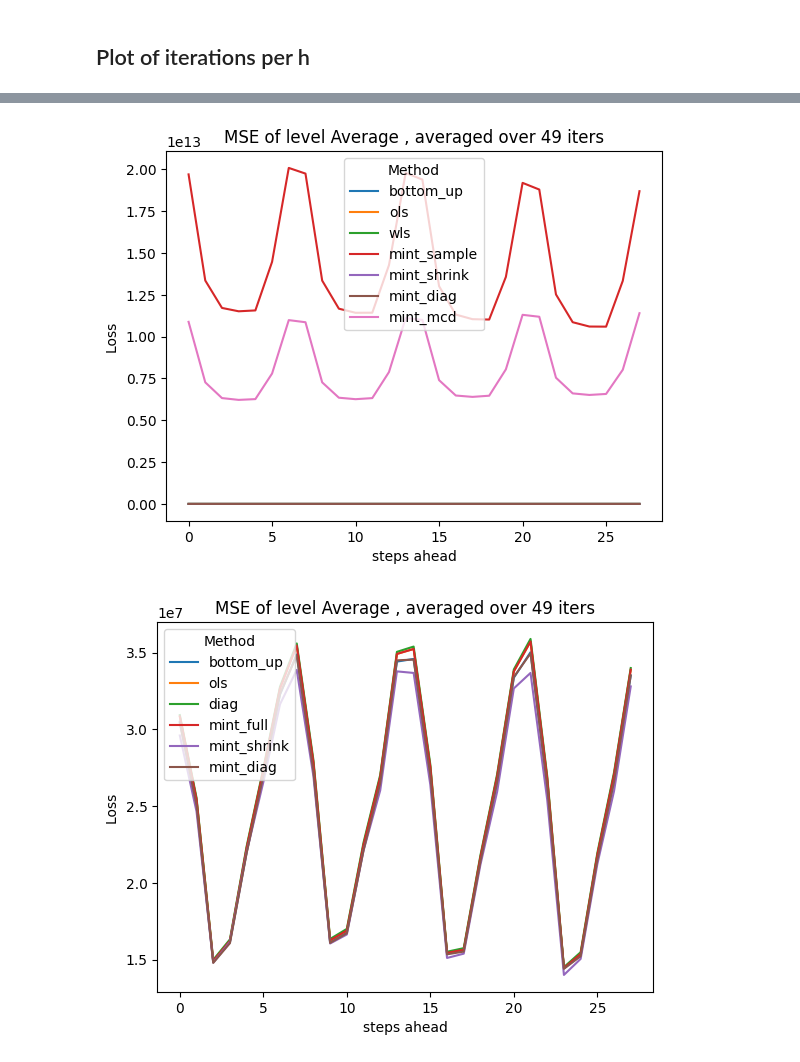
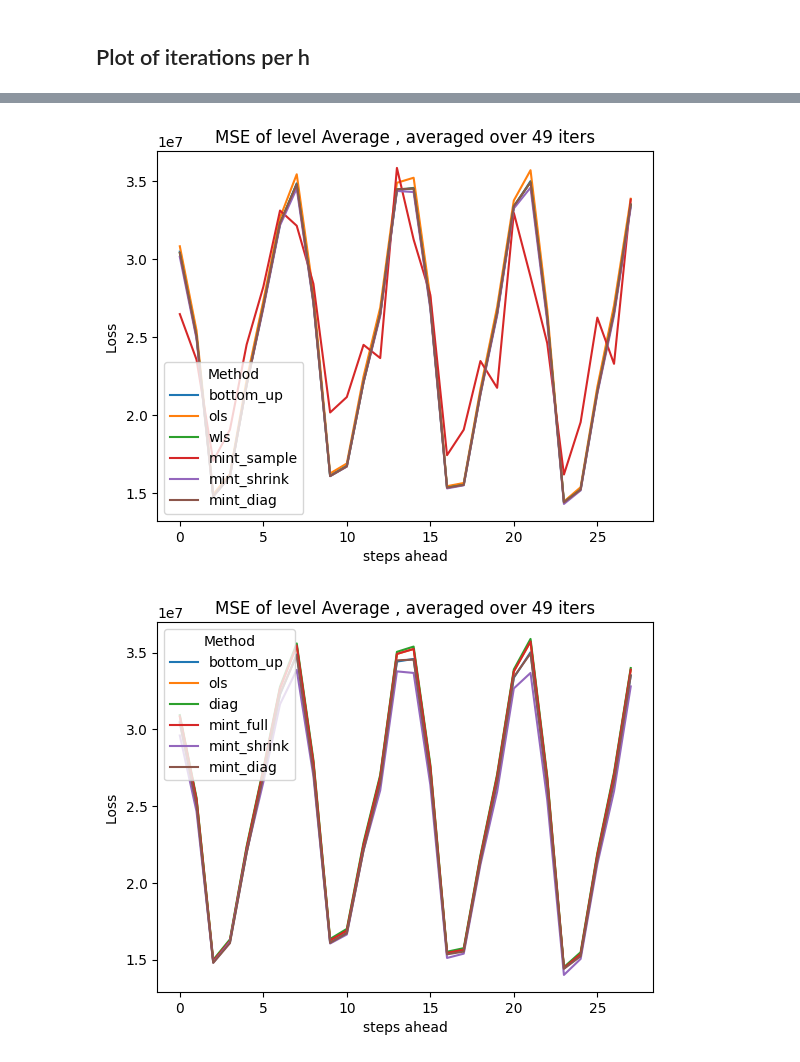
Before and after one commit to skoMarat/Hierarchical-Forecasting, a Jupyter notebook: spatial_notebook.ipynb, the cells around one changed output, grey strips where cells are left out. Cells and saved outputs as stored; diff of their text form; code cells hidden in the pictures.

```diff
--- a/spatial_notebook.ipynb
+++ b/spatial_notebook.ipynb
@@ -442,7 +327,3 @@ See the caveats in the documentation: https://pandas.pydata.org/pandas-docs/stab
   df[level]=None
 # %% [markdown]
 # Plots and Tables
-# %%
-tree_=Tree( data_directory = Y_path , type='spatial')
-slices = [len([sublist for sublist in tree_.list_of_leafs if sublist.count(None) == i]) for i, _ in enumerate(tree_.levels)]
-slices.append(1)
@@ -461,12 +336,14 @@ level='Average'
 iters=int(dOutputs_default['bottom_up']['mYhat'].shape[1]/28)
 metric='MSE'
 
-vMethods=getCVResults( h=1, dOutputs=dOutputs ,  metric=metric , slices=slices  ,
-                      iters = None, rolling=True).columns.get_level_values(0).unique()
-vMethods=vMethods.drop(['top_down_ph','top_down_hp'])
+lMethods=list(dOutputs.keys())
+
+# lMethods.remove('top_down_ph')
+lMethods.remove('mint_mcd')
+# lMethods.remove('top_down_hp')
 
 plt.figure()
-for method in vMethods:
+for method in lMethods:
     vValues = np.zeros(28)
 
     for h in range(1, 29):
@@ -495,7 +372,9 @@ iters=int(dOutputs['bottom_up']['mYhat'].shape[1]/28)
 metric='MSE'
 
 lMethods=list(dOutputs.keys())
+
 # lMethods.remove('top_down_ph')
+lMethods.remove('mint_mcd')
 # lMethods.remove('top_down_hp')
 
 plt.figure()
@@ -533,7 +412,9 @@ iters=int(dOutputs['bottom_up']['mYhat'].shape[1]/28)
 metric="MSE"
 
 lMethods=list(dOutputs.keys())
+
 # lMethods.remove('top_down_ph')
+lMethods.remove('mint_mcd')
 # lMethods.remove('top_down_hp')
 
 
@@ -629,35 +502,35 @@ dOutputs=dOutputs_default
 
 level='Average'
 iters=int(dOutputs['bottom_up']['mYhat'].shape[1]/28)
 metric='MSE'
 
 lMethods=list(dOutputs.keys())
-# lMethods.remove('mint_full')
+lMethods.remove('mint_mcd')
 # lMethods.remove('top_down_ph')
 # lMethods.remove('top_down_hp')
 
 plt.figure()
 for method in lMethods:
     vValues = np.zeros(28)
 
     for h in range(1, 29):
         df = getCVResults(h=h, dOutputs=dOutputs , metric=metric, slices=slices,
                           iters=None,
                           rolling=False, relative=False)[method]
         vValues[h-1] = df[df.index == level].item()
 
     plt.plot(np.arange(28), vValues, label=method)
 
 plt.legend(title="Method")
 plt.xlabel("steps ahead")
 plt.ylabel(f"Loss ")
 plt.title(f"{metric} of level {level} , averaged over {iters} iters")
 
 
 # Show the plot
 plt.show()
 # %% [output]
-[figure, old version]
+[figure, new version]
 # %%
 dOutputs=dOutputs_default
 
```
Also changed, not shown: parts of 22 cells of this notebook, 2 other files.
